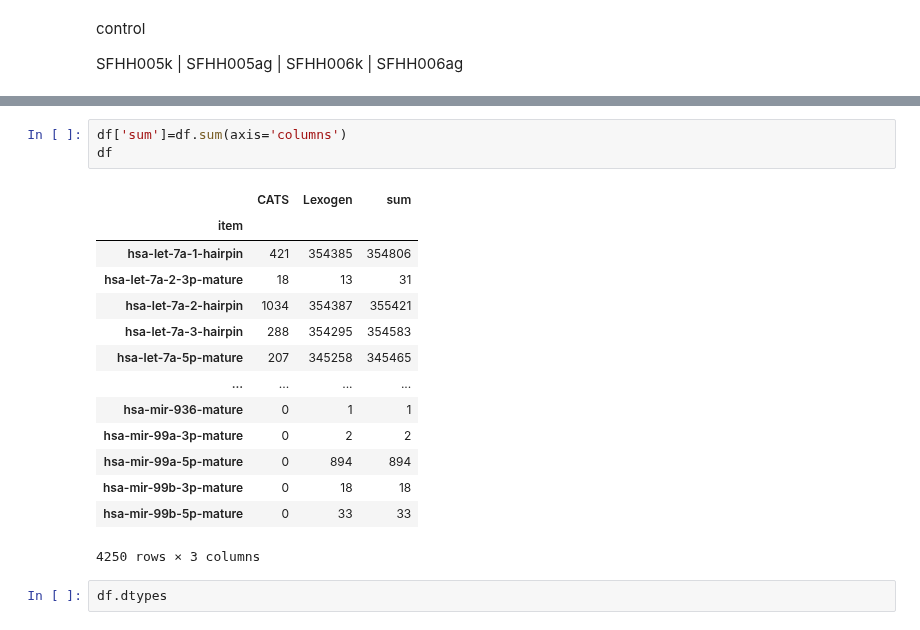
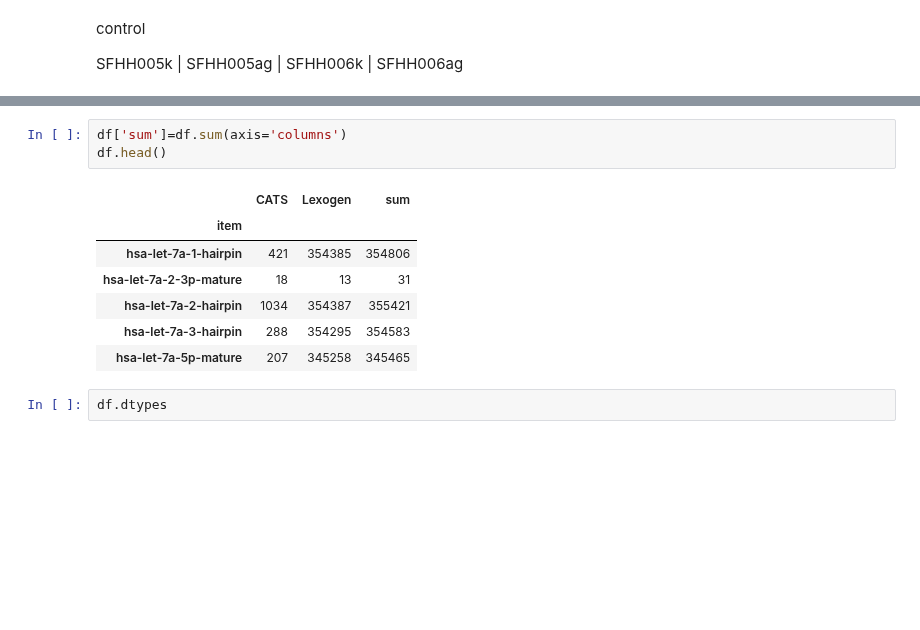
Before and after one commit to ucsffrancislab/genomics, a Jupyter notebook: data/20210428-EV/20210518-preprocessing/CATSvsLexogen-miRNA-bowtie-all-sequences.ipynb, the cells around one changed output, grey strips where cells are left out. Cells and saved outputs as stored; diff of their text form; blank space fills up the shorter version.

```diff
--- a/data/20210428-EV/20210518-preprocessing/CATSvsLexogen-miRNA-bowtie-all-sequences.ipynb
+++ b/data/20210428-EV/20210518-preprocessing/CATSvsLexogen-miRNA-bowtie-all-sequences.ipynb
@@ -91,21 +84,14 @@ df
 # %%
 df['sum']=df.sum(axis='columns')
-df
+df.head()
 # %% [output]
 |  | CATS | Lexogen | sum |
 | item |  |  |  |
 | hsa-let-7a-1-hairpin | 421 | 354385 | 354806 |
 | hsa-let-7a-2-3p-mature | 18 | 13 | 31 |
 | hsa-let-7a-2-hairpin | 1034 | 354387 | 355421 |
 | hsa-let-7a-3-hairpin | 288 | 354295 | 354583 |
 | hsa-let-7a-5p-mature | 207 | 345258 | 345465 |
-| ... | ... | ... | ... |
-| hsa-mir-936-mature | 0 | 1 | 1 |
-| hsa-mir-99a-3p-mature | 0 | 2 | 2 |
-| hsa-mir-99a-5p-mature | 0 | 894 | 894 |
-| hsa-mir-99b-3p-mature | 0 | 18 | 18 |
-| hsa-mir-99b-5p-mature | 0 | 33 | 33 |
-4250 rows × 3 columns
 # %%
 df.dtypes
 # %% [output]
```
Also changed, not shown: parts of 1 cell of this notebook, 3 other files.
